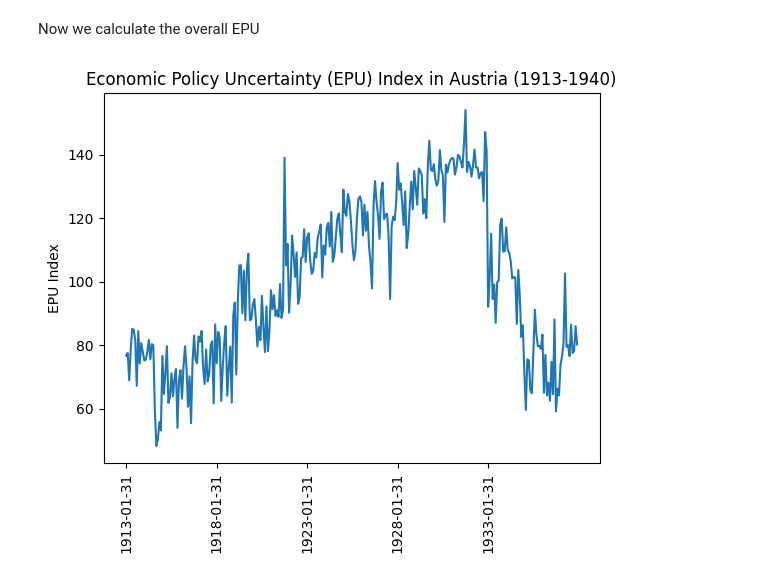
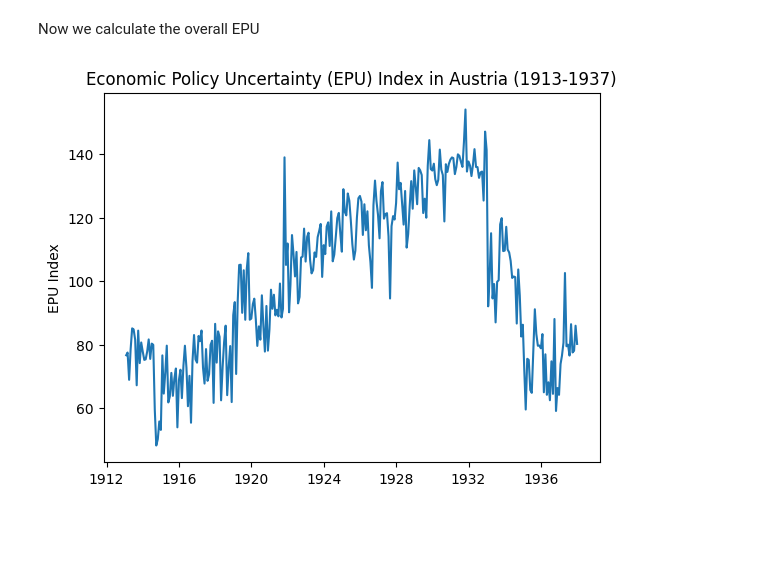
Before and after one commit to vollmerale22/EPU-Interwar-Austria, a Jupyter notebook: EPU Scraping.ipynb, the cells around one changed output. Drawn from its saved outputs; the diff is of its cells as text; code cells hidden in the pictures; blank space fills up the shorter version.

```diff
--- a/EPU Scraping.ipynb
+++ b/EPU Scraping.ipynb
@@ -367,7 +366,7 @@ NEWSPAPERS = {
 # --------------------------------------------------------------------------
 # 1. Generate monthly date ranges
 # --------------------------------------------------------------------------
-def generate_monthly_ranges(start_year=1913, end_year=1940):
+def generate_monthly_ranges(start_year=1913, end_year=1937):
     """
     Adjust start_year/end_year as needed.
     For a single year, pass the same start/end.
@@ -403,7 +402,7 @@ def build_driver():
 # --------------------------------------------------------------------------
 # 3. Scrape function
 # --------------------------------------------------------------------------
-def scrape_articles_by_newspaper(start_year=1913, end_year=1940):
+def scrape_articles_by_newspaper(start_year=1913, end_year=1937):
     """
     For each month from start_year to end_year,
     for each newspaper in NEWSPAPERS,
@@ -416,19 +415,17 @@ def scrape_articles_by_newspaper(start_year=1913, end_year=1940):
     # Prepare all monthly ranges
     monthly_ranges = generate_monthly_ranges(start_year, end_year)
 
-    results = []  # each entry is a dict: {"Start Date": ..., "End Date": ..., "Neues Wiener Journal": 12, ...}
+    results = []
 
     for (start_date, end_date) in monthly_ranges:
-        # We'll build one row for this month, plus the columns for each newspaper
+
         row_data = {
             "Start Date": start_date,
             "End Date": end_date
         }
 
         for newspaper_name, newspaper_url_title in NEWSPAPERS.items():
-            # Construct the search URL
-            # Notice we add "&title=..." for the newspaper
-            # plus the KEYWORDS in the text=... parameter
+
             url = (
                 "https://anno.onb.ac.at/anno-suche/complex?"
                 f"&title={newspaper_url_title}"
@@ -438,16 +435,16 @@ def scrape_articles_by_newspaper(start_year=1913, end_year=1940):
 
             driver.get(url)
 
-            # Initialize article_count to 0 in case of error
+            # Initialise article_count to 0 in case of error
             article_count = 0
             try:
                 h3_element = wait.until(
                     EC.visibility_of_element_located((By.CSS_SELECTOR, "h3.flex-grow-1"))
                 )
-                raw_text = h3_element.text.strip()  # e.g. "1.078 Ergebnisse"
+                raw_text = h3_element.text.strip()
 
                 # Extract digits ignoring punctuation like '.' or ','
-                # e.g. "1.078" -> "1078"
+
                 match = re.findall(r"\d+", raw_text)
                 if match:
                     joined = "".join(match)
@@ -470,7 +467,7 @@ def scrape_articles_by_newspaper(start_year=1913, end_year=1940):
 # %%
 if __name__ == "__main__":
 
-    datatotal = scrape_articles_by_newspaper(1913, 1940)
+    datatotal = scrape_articles_by_newspaper(1913, 1937)
 
     # Convert to DataFrame
     dftotal = pd.DataFrame(datatotal)
@@ -503,8 +502,3 @@ df_combined = pd.concat([df, dftotal], axis=1)
-# %%
-# remove the "Start Date" and "End Date" columns from the second dataset
-df_combined = df_combined.drop(columns=["Total Start Date", "Total End Date"])
-# remove data after 31/12/1937
-df_combined = df_combined[df_combined["End Date"] <= "1937-12-31"]
 # %% [markdown]
 Now we calculate the overall EPU
 # %%
@@ -556,13 +550,14 @@ df_combined["Zt"] = df_combined[std_cols].mean(axis=1)
 # -----------------------------------------------------
 M = df_combined["Zt"].mean()
 df_combined["EPU"] = df_combined["Zt"] * (100 / M)
+# %%
+df_combined['End Date'] = pd.to_datetime(df_combined['End Date'])
 # %%
 # Plot the EPU with a 5 year ticks on the x axis showing only the year
-plt.plot(df_combined["End Date"], df_combined["EPU"])
+fig, ax = plt.subplots()
+ax.plot(df_combined["End Date"], df_combined["EPU"])
 plt.title("Economic Policy Uncertainty (EPU) Index in Austria (1913-1937)")
 plt.ylabel("EPU Index")
-# for the ticks only show the year of end date
-plt.xticks(df_combined["End Date"][::60], rotation=90)
-plt.show()
+ax.set_label("End Date")
 # %% [output]
-[figure, old version]
+[figure, new version]
```
Also changed, not shown: parts of 8 cells of this notebook.
